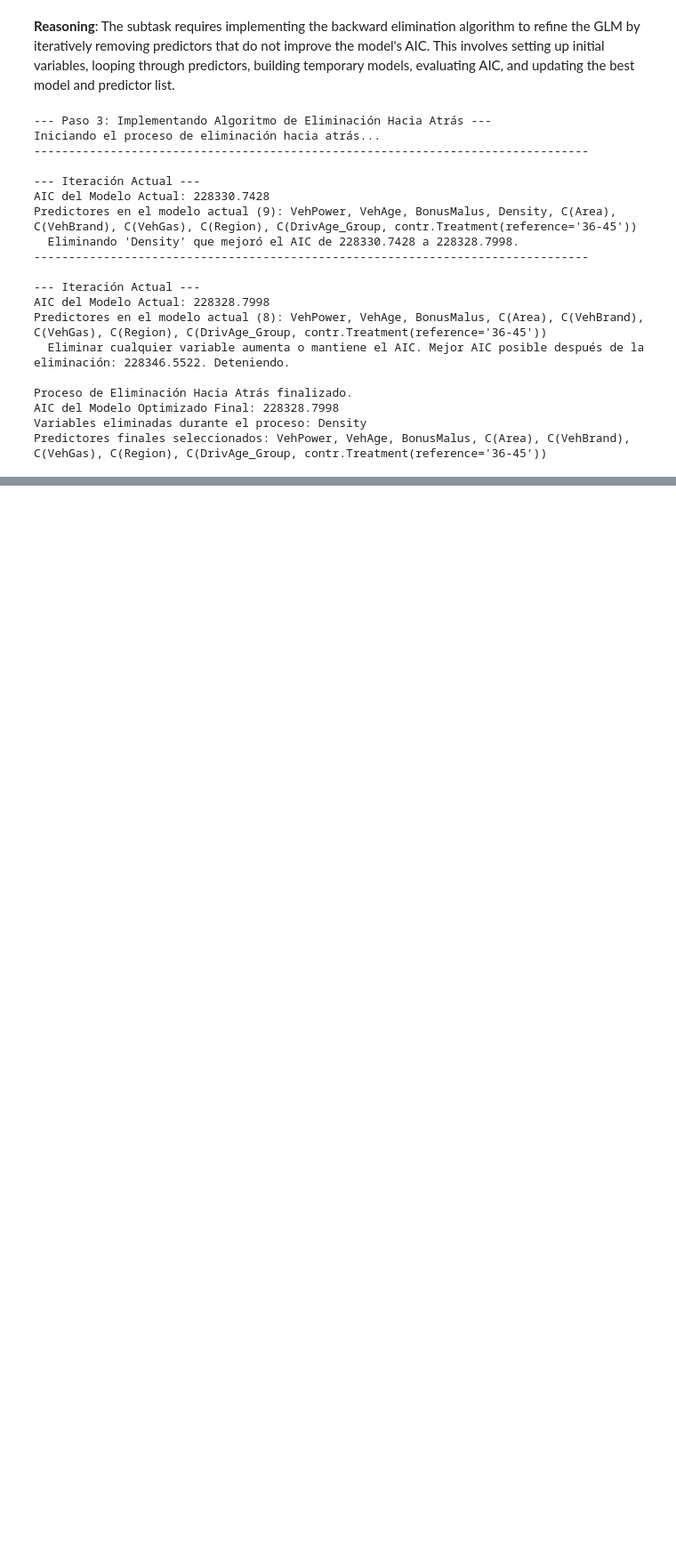
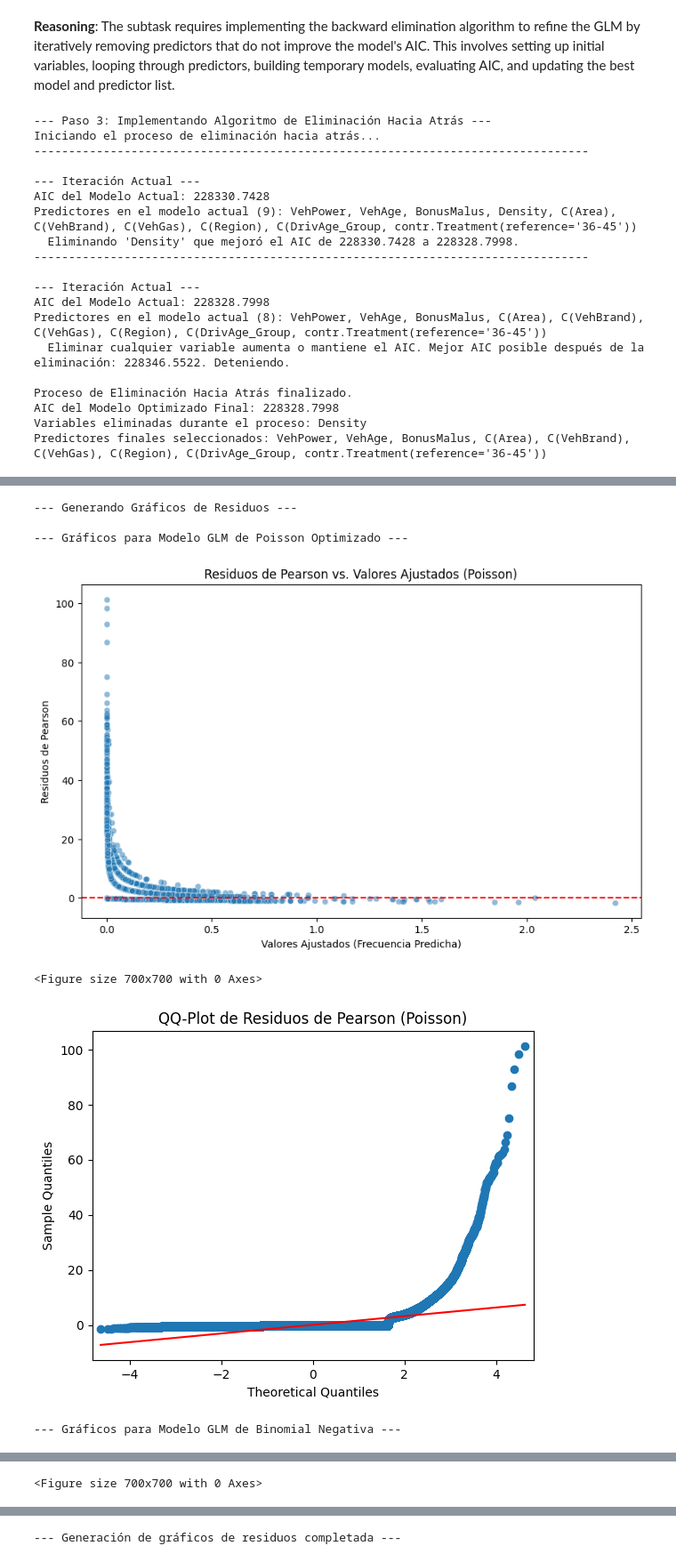
Before and after one commit to SebaChamorro/gbm_learning, a Jupyter notebook: 02 Analisis Dataset freMTPL2freq.ipynb, the cells around one changed output, grey strips where cells are left out. Shown at 89% size. Drawn from its saved outputs; the diff is of its cells as text; code cells hidden in the pictures; blank space fills up the shorter version.

```diff
--- a/02 Analisis Dataset freMTPL2freq.ipynb
+++ b/02 Analisis Dataset freMTPL2freq.ipynb
@@ -490,0 +1159,66 @@ Predictores finales seleccionados: VehPower, VehAge, BonusMalus, C(Area), C(VehB
+# %%
+import matplotlib.pyplot as plt
+import seaborn as sns
+import statsmodels.graphics.gofplots as sm_gof
+import numpy as np
+
+print("--- Generando Gráficos de Residuos ---")
+
+# Asegurarse de que glm_optimized y glm_negbin están disponibles
+if 'best_model_so_far' in locals():
+    glm_optimized = best_model_so_far
+else:
+    glm_optimized = None
+    print("Advertencia: glm_optimized (Poisson) no encontrado. No se generarán sus gráficos.")
+
+if 'glm_negbin' not in locals() or glm_negbin is None:
+    glm_negbin = None
+    print("Advertencia: glm_negbin (Binomial Negativa) no encontrado. No se generarán sus gráficos.")
+
+# 2. Para el Modelo GLM de Poisson Optimizado (glm_optimized)
+if glm_optimized is not None:
+    print("\n--- Gráficos para Modelo GLM de Poisson Optimizado ---")
+
+    # a. Scatter plot de residuos de Pearson vs. valores ajustados
+    plt.figure(figsize=(10, 6))
+    sns.scatterplot(x=glm_optimized.fittedvalues, y=glm_optimized.resid_pearson, alpha=0.5)
+    plt.axhline(y=0, color='r', linestyle='--')
+    plt.xlabel('Valores Ajustados (Frecuencia Predicha)')
+    plt.ylabel('Residuos de Pearson')
+    plt.title('Residuos de Pearson vs. Valores Ajustados (Poisson)')
+    plt.show()
+
+    # b. QQ-plot de residuos de Pearson
+    plt.figure(figsize=(7, 7))
+    sm_gof.qqplot(glm_optimized.resid_pearson, line='s')
+    plt.title('QQ-Plot de Residuos de Pearson (Poisson)')
+    plt.show()
+
+# 3. Para el Modelo GLM de Binomial Negativa (glm_negbin)
+if glm_negbin is not None:
+    print("\n--- Gráficos para Modelo GLM de Binomial Negativa ---")
+
+    # a. Scatter plot de residuos de Pearson vs. valores ajustados
+    plt.figure(figsize=(10, 6))
+    sns.scatterplot(x=glm_negbin.fittedvalues, y=glm_negbin.resid_pearson, alpha=0.5)
+    plt.axhline(y=0, color='r', linestyle='--')
+    plt.xlabel('Valores Ajustados (Frecuencia Predicha)')
+    plt.ylabel('Residuos de Pearson')
+    plt.title('Residuos de Pearson vs. Valores Ajustados (Binomial Negativa)')
+    plt.show()
+
+    # b. QQ-plot de residuos de Pearson
+    plt.figure(figsize=(7, 7))
+    sm_gof.qqplot(glm_negbin.resid_pearson, line='s')
+    plt.title('QQ-Plot de Residuos de Pearson (Binomial Negativa)')
+    plt.show()
+
+print("--- Generación de gráficos de residuos completada ---")
+# %% [output]
+--- Generando Gráficos de Residuos ---
+
+--- Gráficos para Modelo GLM de Poisson Optimizado ---
+[figure, added]
+<Figure size 700x700 with 0 Axes>
+[figure, added]
+--- Gráficos para Modelo GLM de Binomial Negativa ---
@@ -490,0 +1226 @@ Predictores finales seleccionados: VehPower, VehAge, BonusMalus, C(Area), C(VehB
+<Figure size 700x700 with 0 Axes>
@@ -490,0 +1228 @@ Predictores finales seleccionados: VehPower, VehAge, BonusMalus, C(Area), C(VehB
+--- Generación de gráficos de residuos completada ---
```
Also changed, not shown: parts of 56 cells of this notebook.
